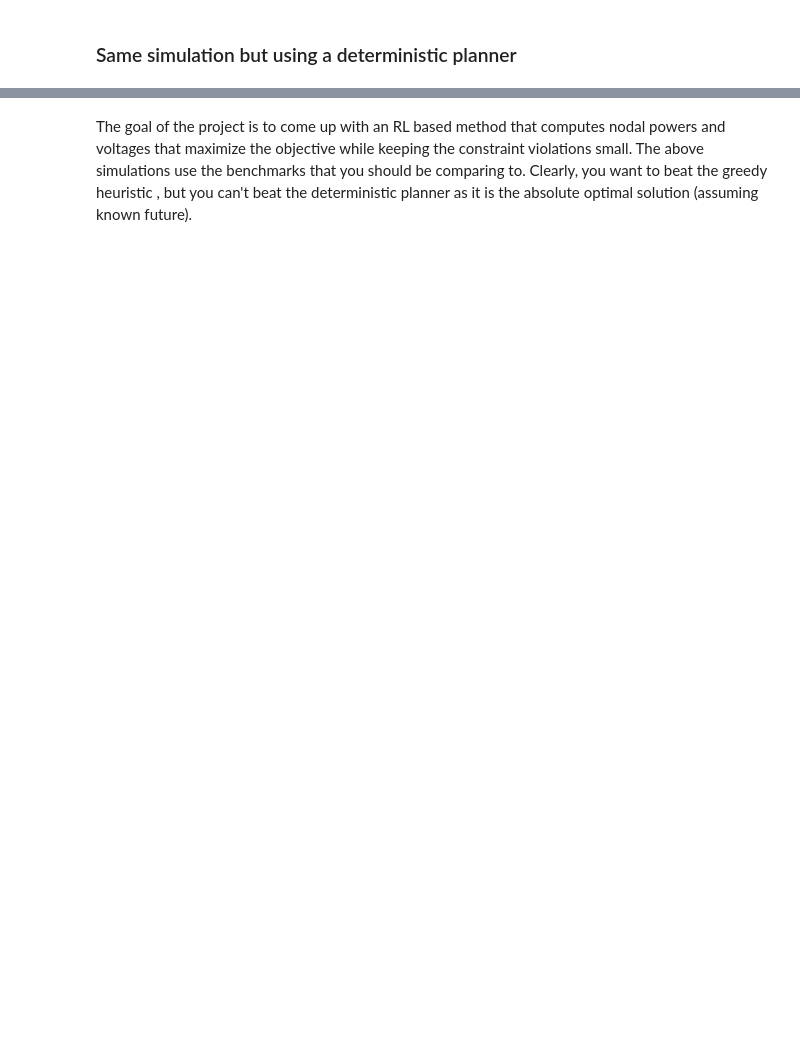
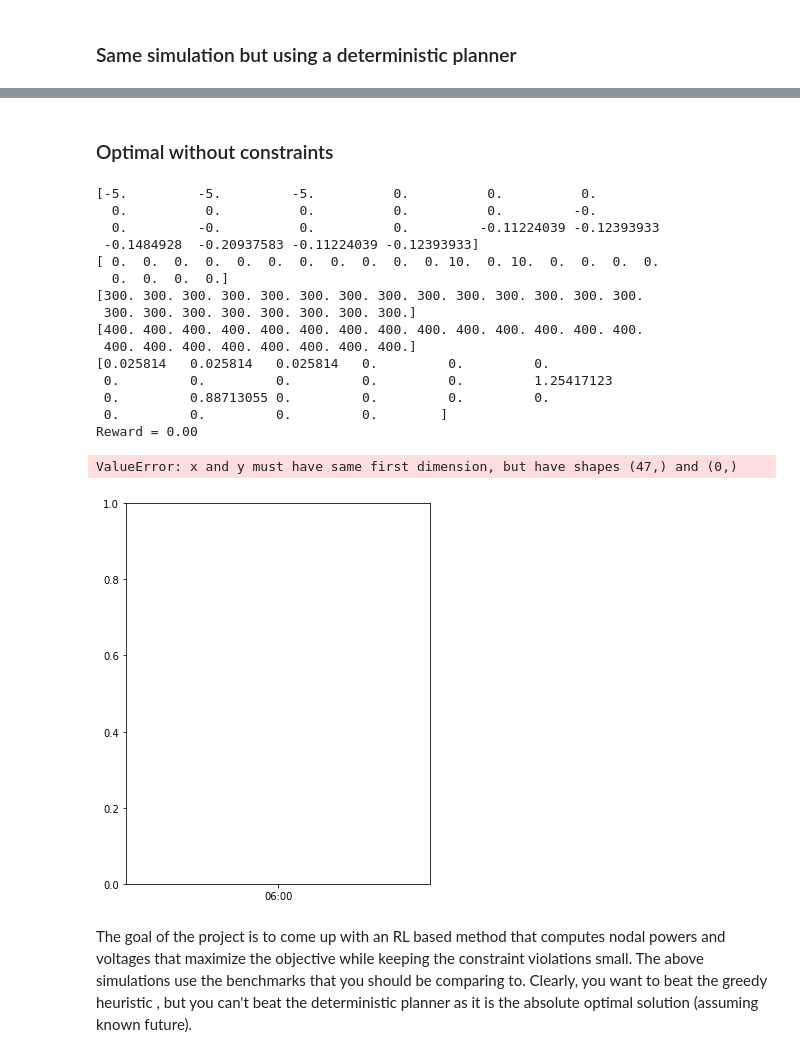
Before and after one commit to V0XNIHILI/RL-EVCP, a Jupyter notebook: notebooks/experiments/sample_run.ipynb, the cells around one changed output, grey strips where cells are left out. Saved outputs shown, nothing was run; the diff lists cells and outputs as text; code cells hidden in the pictures; blank space fills up the shorter version.

```diff
--- a/notebooks/experiments/sample_run.ipynb
+++ b/notebooks/experiments/sample_run.ipynb
@@ -163,2 +122,38 @@ Reward = 324.98
+# %% [markdown]
+### Optimal without constraints
+# %%
+np.random.seed(6)
+env.reset(episode_index=6, train=True)
+
+results_list = []
+total_reward = 0
+
+while not env.done:
+    p_lbs_t, p_ubs_t, v_lbs_t, v_ubs_t, u_t = env.compute_current_state()
+
+    result = env.step(p_ubs_t, v_lbs_t)
+    total_reward += result['reward']
+    results_list.append(result)
+
+print('Reward = %.2f' % total_reward)
+plot_results(env, results_list, figsize=(12, 7))
+# %% [output]
+[-5.         -5.         -5.          0.          0.          0.
+  0.          0.          0.          0.          0.         -0.
+  0.         -0.          0.          0.         -0.11224039 -0.12393933
+ -0.1484928  -0.20937583 -0.11224039 -0.12393933]
+[ 0.  0.  0.  0.  0.  0.  0.  0.  0.  0.  0. 10.  0. 10.  0.  0.  0.  0.
+  0.  0.  0.  0.]
+[300. 300. 300. 300. 300. 300. 300. 300. 300. 300. 300. 300. 300. 300.
+ 300. 300. 300. 300. 300. 300. 300. 300.]
+[400. 400. 400. 400. 400. 400. 400. 400. 400. 400. 400. 400. 400. 400.
+ 400. 400. 400. 400. 400. 400. 400. 400.]
+[0.025814   0.025814   0.025814   0.         0.         0.
+ 0.         0.         0.         0.         0.         1.25417123
+ 0.         0.88713055 0.         0.         0.         0.
+ 0.         0.         0.         0.        ]
+Reward = 0.00
+ValueError: x and y must have same first dimension, but have shapes (47,) and (0,)
+[figure, added]
 # %% [markdown]
 The goal of the project is to come up with an RL based method that computes nodal powers and voltages that maximize the objective while keeping the constraint violations small.  The above simulations use the benchmarks that you should be comparing to. Clearly, you want to beat the greedy heuristic , but you can't beat the deterministic planner as it is the absolute optimal solution (assuming known future).
```
Also changed, not shown: parts of 6 cells of this notebook.
